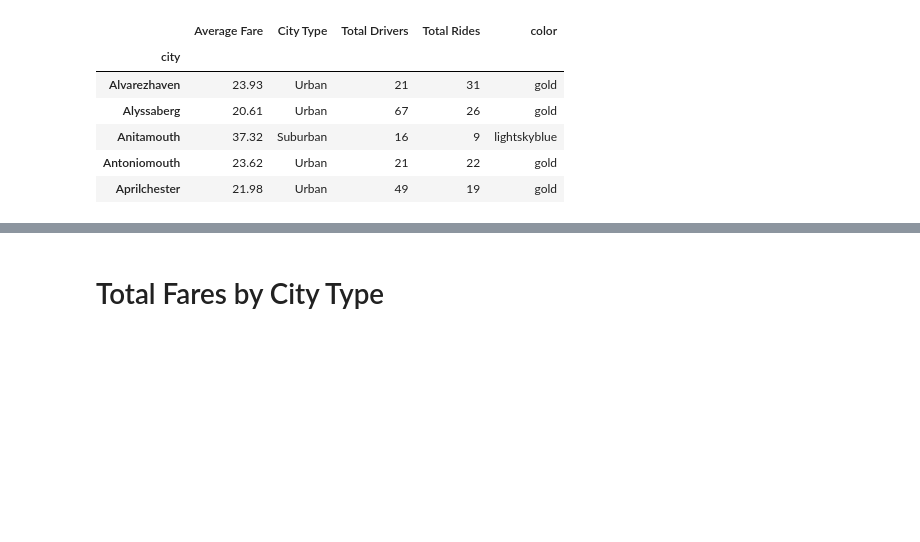
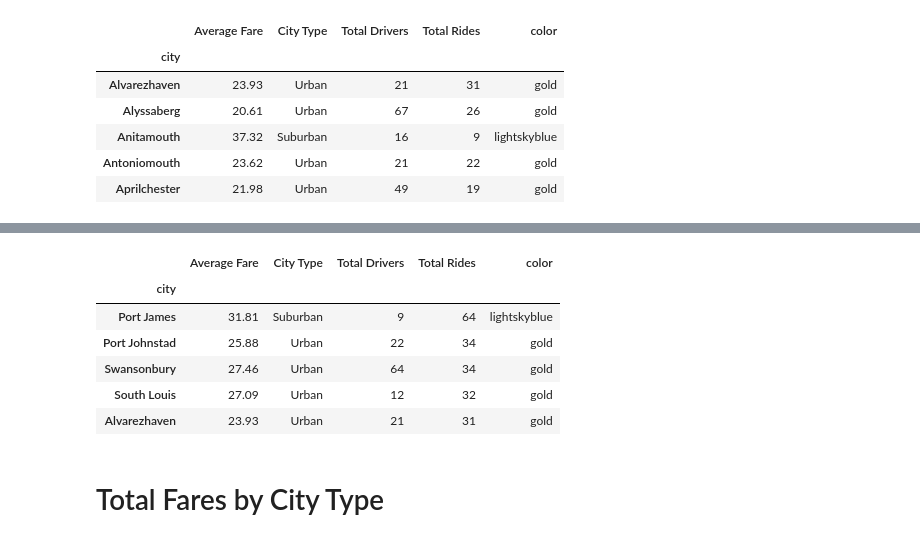
Before and after one commit to avlam/UCB-HW5, a Jupyter notebook: Pyber_avl/Pyber_avl.ipynb, the cells around one changed output, grey strips where cells are left out. Drawn from its saved outputs; the diff is of its cells as text; code cells hidden in the pictures; blank space fills up the shorter version.

```diff
--- a/Pyber_avl/Pyber_avl.ipynb
+++ b/Pyber_avl/Pyber_avl.ipynb
@@ -105,3 +106,14 @@ plt.show()
+# %%
+# identify outlier
+bubble_data.sort_values(by=['Total Rides'],ascending=False).head()
+# %% [output]
+|  | Average Fare | City Type | Total Drivers | Total Rides | color |
+| city |  |  |  |  |  |
+| Port James | 31.81 | Suburban | 9 | 64 | lightskyblue |
+| Port Johnstad | 25.88 | Urban | 22 | 34 | gold |
+| Swansonbury | 27.46 | Urban | 64 | 34 | gold |
+| South Louis | 27.09 | Urban | 12 | 32 | gold |
+| Alvarezhaven | 23.93 | Urban | 21 | 31 | gold |
 # %% [markdown]
 # Total Fares by City Type
 # %%
```
Also changed, not shown: parts of 3 cells of this notebook, 5 other files.
